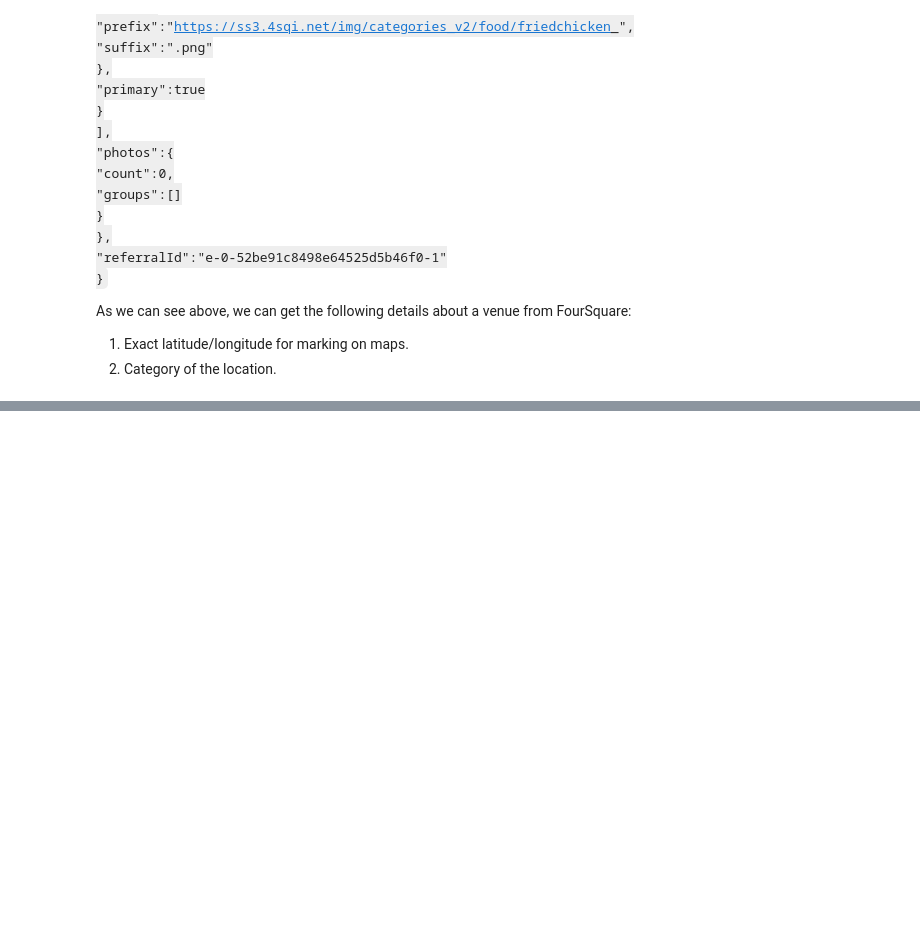
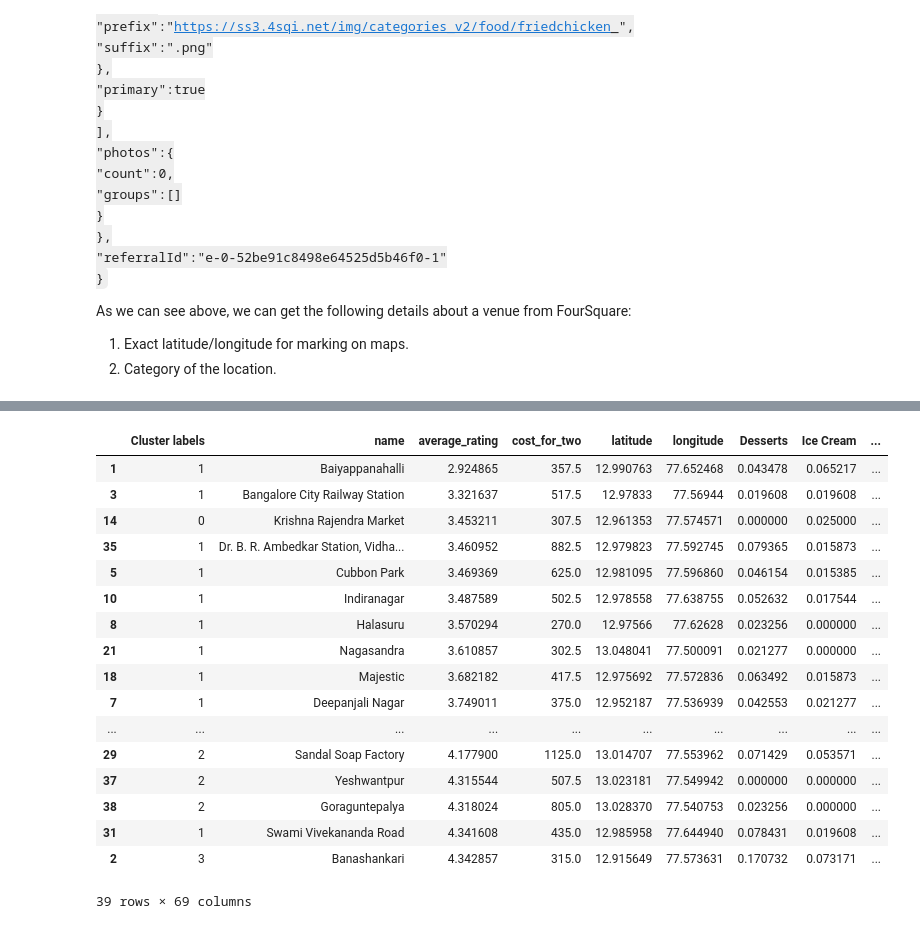
Before and after one commit to mkartic/Coursera_Capstone, a Jupyter notebook: Coursera_Capstone.ipynb, the cells around one changed output, grey strips where cells are left out. Drawn from its saved outputs; the diff is of its cells as text; code cells hidden in the pictures; blank space fills up the shorter version.

```diff
--- a/Coursera_Capstone.ipynb
+++ b/Coursera_Capstone.ipynb
@@ -290,0 +536,21 @@ station_info[0]['zomato_results']['restaurants'][0]
+# %%
+metros_clustered_km.sort_values('average_rating')
+# %% [output]
+|  | Cluster labels | name | average_rating | cost_for_two | latitude | longitude | Desserts | Ice Cream | ... |
+| 1 | 1 | Baiyappanahalli | 2.924865 | 357.5 | 12.990763 | 77.652468 | 0.043478 | 0.065217 | ... |
+| 3 | 1 | Bangalore City Railway Station | 3.321637 | 517.5 | 12.97833 | 77.56944 | 0.019608 | 0.019608 | ... |
+| 14 | 0 | Krishna Rajendra Market | 3.453211 | 307.5 | 12.961353 | 77.574571 | 0.000000 | 0.025000 | ... |
+| 35 | 1 | Dr. B. R. Ambedkar Station, Vidha... | 3.460952 | 882.5 | 12.979823 | 77.592745 | 0.079365 | 0.015873 | ... |
+| 5 | 1 | Cubbon Park | 3.469369 | 625.0 | 12.981095 | 77.596860 | 0.046154 | 0.015385 | ... |
+| 10 | 1 | Indiranagar | 3.487589 | 502.5 | 12.978558 | 77.638755 | 0.052632 | 0.017544 | ... |
+| 8 | 1 | Halasuru | 3.570294 | 270.0 | 12.97566 | 77.62628 | 0.023256 | 0.000000 | ... |
+| 21 | 1 | Nagasandra | 3.610857 | 302.5 | 13.048041 | 77.500091 | 0.021277 | 0.000000 | ... |
+| 18 | 1 | Majestic | 3.682182 | 417.5 | 12.975692 | 77.572836 | 0.063492 | 0.015873 | ... |
+| 7 | 1 | Deepanjali Nagar | 3.749011 | 375.0 | 12.952187 | 77.536939 | 0.042553 | 0.021277 | ... |
+| ... | ... | ... | ... | ... | ... | ... | ... | ... | ... |
+| 29 | 2 | Sandal Soap Factory | 4.177900 | 1125.0 | 13.014707 | 77.553962 | 0.071429 | 0.053571 | ... |
+| 37 | 2 | Yeshwantpur | 4.315544 | 507.5 | 13.023181 | 77.549942 | 0.000000 | 0.000000 | ... |
+| 38 | 2 | Goraguntepalya | 4.318024 | 805.0 | 13.028370 | 77.540753 | 0.023256 | 0.000000 | ... |
+| 31 | 1 | Swami Vivekananda Road | 4.341608 | 435.0 | 12.985958 | 77.644940 | 0.078431 | 0.019608 | ... |
+| 2 | 3 | Banashankari | 4.342857 | 315.0 | 12.915649 | 77.573631 | 0.170732 | 0.073171 | ... |
+39 rows × 69 columns
```
Also changed, not shown: parts of 16 cells of this notebook, 7 other files.
